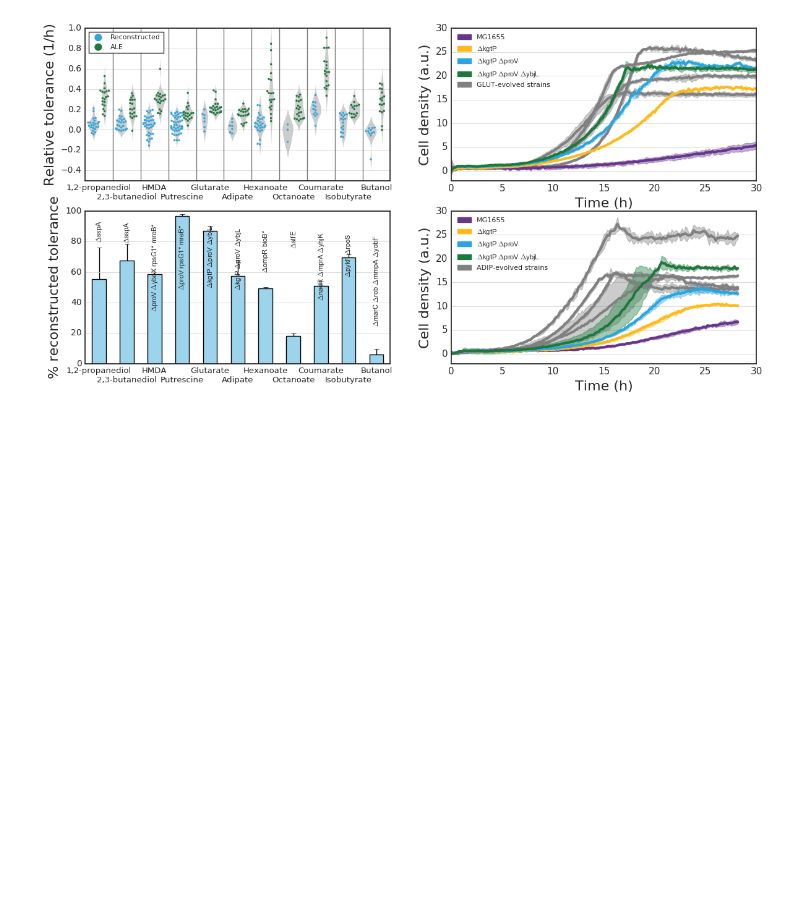
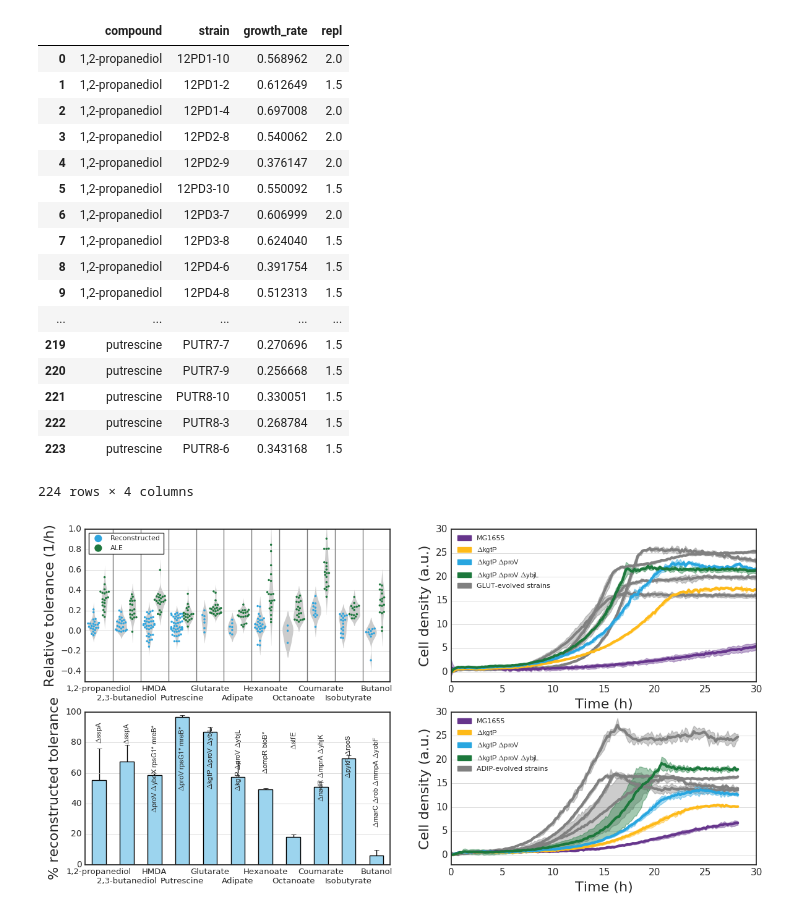
Before and after one commit to biosustain/chemical-tolerance-supplementary, a Jupyter notebook: Notebooks/F4 - Reconstructions and diacid mechanisms.ipynb, the cells around one changed output. Saved outputs shown, nothing was run; the diff lists cells and outputs as text; code cells hidden in the pictures; blank space fills up the shorter version.

```diff
--- a/Notebooks/F4 - Reconstructions and diacid mechanisms.ipynb
+++ b/Notebooks/F4 - Reconstructions and diacid mechanisms.ipynb
@@ -98,6 +98,27 @@ recon_df = recon_df[~recon_df["strain"].isin(recon_exclude_strains)]
 screen_df = pd.read_csv("../Data/Growth_data/evolved-isolate-growth-data/Evolved_isolates_data_frame.tsv", sep="\t")
 screen_df = screen_df[screen_df["growth_rate"] != 0]
 screen_df = screen_df.groupby(["compound", "strain"]).mean().reset_index()
+# %%
+screen_df#.groupby("strain")
+# %% [output]
+|  | compound | strain | growth_rate | repl |
+| 0 | 1,2-propanediol | 12PD1-10 | 0.568962 | 2.0 |
+| 1 | 1,2-propanediol | 12PD1-2 | 0.612649 | 1.5 |
+| 2 | 1,2-propanediol | 12PD1-4 | 0.697008 | 2.0 |
+| 3 | 1,2-propanediol | 12PD2-8 | 0.540062 | 2.0 |
+| 4 | 1,2-propanediol | 12PD2-9 | 0.376147 | 2.0 |
+| 5 | 1,2-propanediol | 12PD3-10 | 0.550092 | 1.5 |
+| 6 | 1,2-propanediol | 12PD3-7 | 0.606999 | 2.0 |
+| 7 | 1,2-propanediol | 12PD3-8 | 0.624040 | 1.5 |
+| 8 | 1,2-propanediol | 12PD4-6 | 0.391754 | 1.5 |
+| 9 | 1,2-propanediol | 12PD4-8 | 0.512313 | 1.5 |
+| ... | ... | ... | ... | ... |
+| 219 | putrescine | PUTR7-7 | 0.270696 | 1.5 |
+| 220 | putrescine | PUTR7-9 | 0.256668 | 1.5 |
+| 221 | putrescine | PUTR8-10 | 0.330051 | 1.5 |
+| 222 | putrescine | PUTR8-3 | 0.268784 | 1.5 |
+| 223 | putrescine | PUTR8-6 | 0.343168 | 1.5 |
+224 rows × 4 columns
 # %%
 compound_codes = {
     "1,2-propanediol": "12PD", "2,3-butanediol": "23BD", "HMDA": "HMDA",
```
Also changed, not shown: 14 other files.
